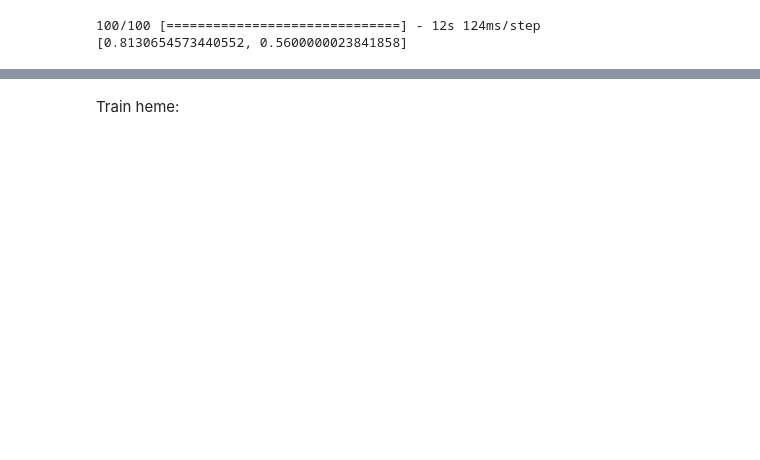
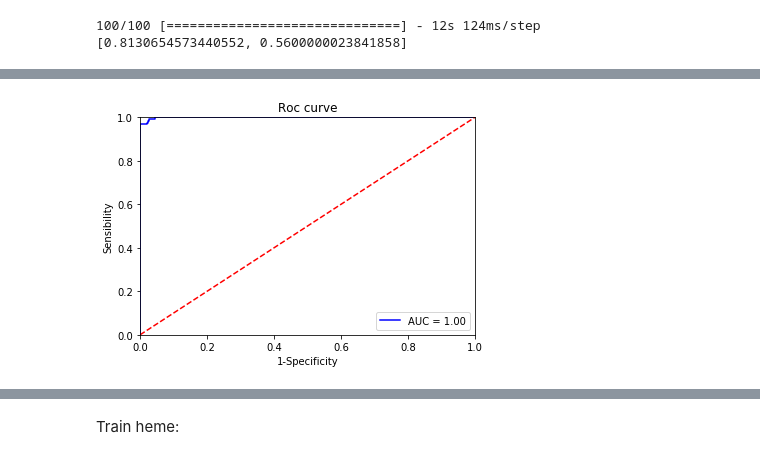
Before and after one commit to AnthonyJaquaniello/Projet_long_DL, a Jupyter notebook: src/new_convnet.ipynb, the cells around one changed output, grey strips where cells are left out. Drawn from its saved outputs; the diff is of its cells as text; code cells hidden in the pictures; blank space fills up the shorter version.

```diff
--- a/src/new_convnet.ipynb
+++ b/src/new_convnet.ipynb
@@ -181,5 +184,7 @@ roc_curve(train_predictions, ytrain, 0)
 # %%
 #hème train
-roc_curve(train_predictions, ytrain, 1)
+roc(train_predictions, ytrain, 1)
+# %% [output]
+[figure, added]
 # %%
 #nucléotide test
```
Also changed, not shown: parts of 13 cells of this notebook.
